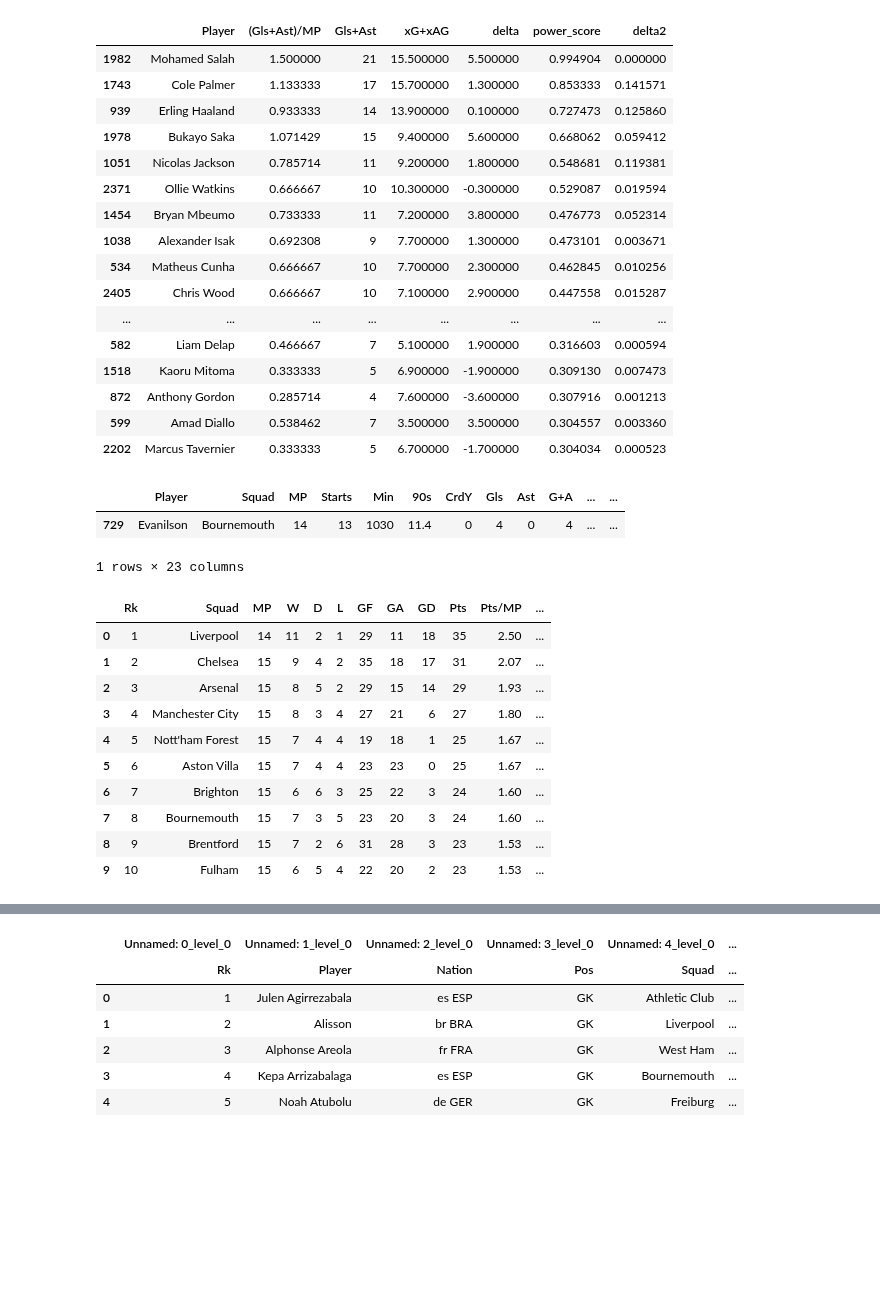
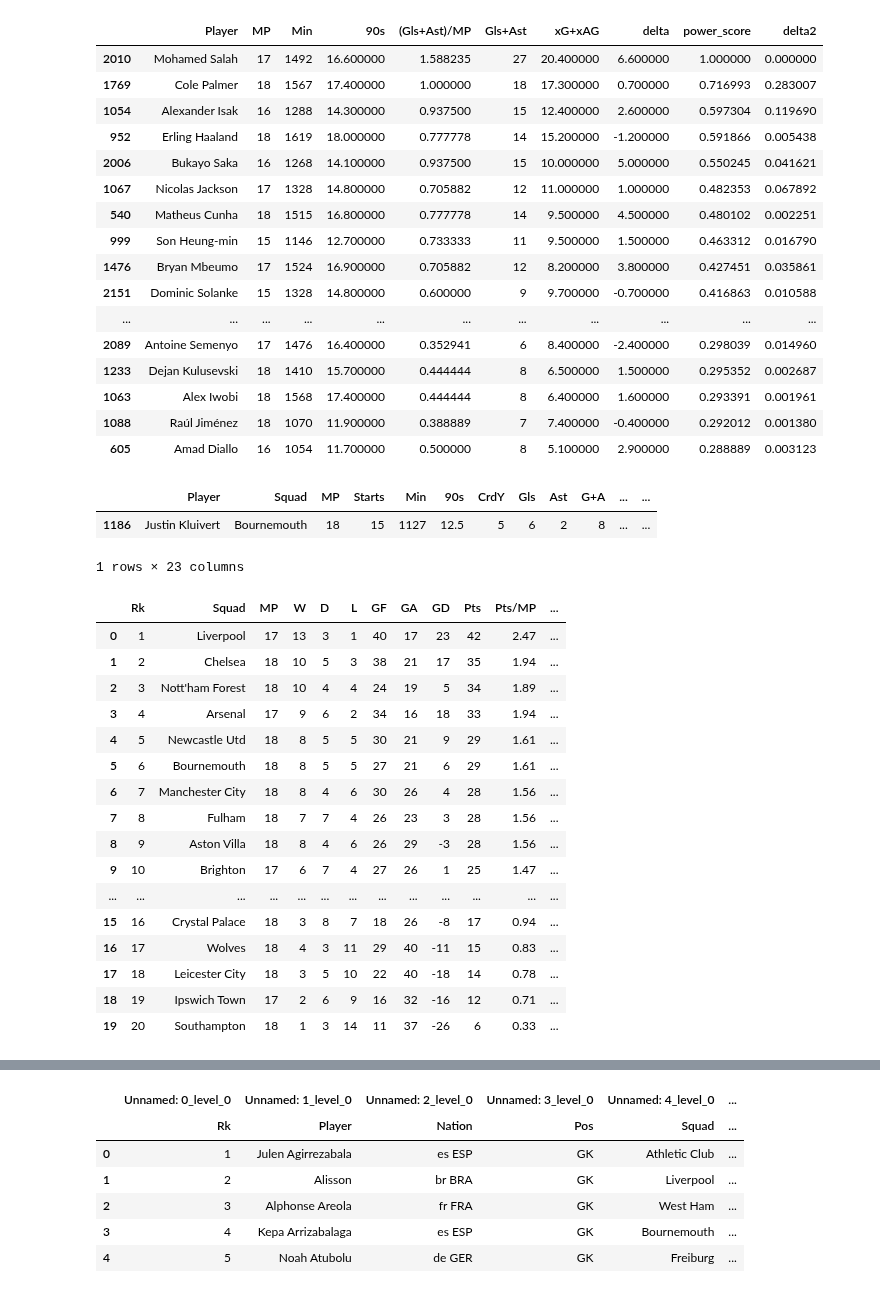
Before and after one commit to santsumetpong/ds_core, a Jupyter notebook: prem.ipynb, the cells around one changed output, grey strips where cells are left out. Drawn from its saved outputs; the diff is of its cells as text; code cells hidden in the pictures; blank space fills up the shorter version.

```diff
--- a/prem.ipynb
+++ b/prem.ipynb
@@ -102,7 +96,9 @@ pl_df[pl_df['MP'] > 0.7 * pl_df['MP'].max()].sort_values(by='xG+xAG', ascending=
 import warnings
 warnings.filterwarnings('ignore')
 
-filtered_df = pl_df[pl_df['MP'] > 0.8 * pl_df['MP'].max()]
+filtered_df = pl_df[
+    (pl_df['MP'] > 0.8 * pl_df['MP'].max()) |
+    (pl_df['Player'] == 'João Pedro') | (pl_df['Player'] == 'Diogo Jota') | (pl_df['Player'] == 'Eberechi Eze')]
 filtered_df['rank_GlsAst_per_MP'] = filtered_df['(Gls+Ast)/MP'].rank(ascending=False)
 filtered_df['rank_xG_xAG'] = filtered_df['xG+xAG'].rank(ascending=False)
 filtered_df['combined_rank'] = filtered_df['rank_GlsAst_per_MP'] + filtered_df['rank_xG_xAG']
@@ -143,47 +139,53 @@ def style_df(df):
 
     return df.style.applymap(color_player, subset=['Player'])
 
-styled_df = style_df(top[['Player', '(Gls+Ast)/MP', 'Gls+Ast', 'xG+xAG', 'delta', 'power_score', 'delta2']])
+styled_df = style_df(top[['Player', 'MP', 'Min', '90s', '(Gls+Ast)/MP', 'Gls+Ast', 'xG+xAG', 'delta', 'power_score', 'delta2']])
 styled_df
 # %% [output]
-|  | Player | (Gls+Ast)/MP | Gls+Ast | xG+xAG | delta | power_score | delta2 |
-| 1982 | Mohamed Salah | 1.500000 | 21 | 15.500000 | 5.500000 | 0.994904 | 0.000000 |
-| 1743 | Cole Palmer | 1.133333 | 17 | 15.700000 | 1.300000 | 0.853333 | 0.141571 |
-| 939 | Erling Haaland | 0.933333 | 14 | 13.900000 | 0.100000 | 0.727473 | 0.125860 |
-| 1978 | Bukayo Saka | 1.071429 | 15 | 9.400000 | 5.600000 | 0.668062 | 0.059412 |
-| 1051 | Nicolas Jackson | 0.785714 | 11 | 9.200000 | 1.800000 | 0.548681 | 0.119381 |
-| 2371 | Ollie Watkins | 0.666667 | 10 | 10.300000 | -0.300000 | 0.529087 | 0.019594 |
-| 1454 | Bryan Mbeumo | 0.733333 | 11 | 7.200000 | 3.800000 | 0.476773 | 0.052314 |
-| 1038 | Alexander Isak | 0.692308 | 9 | 7.700000 | 1.300000 | 0.473101 | 0.003671 |
-| 534 | Matheus Cunha | 0.666667 | 10 | 7.700000 | 2.300000 | 0.462845 | 0.010256 |
-| 2405 | Chris Wood | 0.666667 | 10 | 7.100000 | 2.900000 | 0.447558 | 0.015287 |
-| ... | ... | ... | ... | ... | ... | ... | ... |
-| 582 | Liam Delap | 0.466667 | 7 | 5.100000 | 1.900000 | 0.316603 | 0.000594 |
-| 1518 | Kaoru Mitoma | 0.333333 | 5 | 6.900000 | -1.900000 | 0.309130 | 0.007473 |
-| 872 | Anthony Gordon | 0.285714 | 4 | 7.600000 | -3.600000 | 0.307916 | 0.001213 |
-| 599 | Amad Diallo | 0.538462 | 7 | 3.500000 | 3.500000 | 0.304557 | 0.003360 |
-| 2202 | Marcus Tavernier | 0.333333 | 5 | 6.700000 | -1.700000 | 0.304034 | 0.000523 |
+|  | Player | MP | Min | 90s | (Gls+Ast)/MP | Gls+Ast | xG+xAG | delta | power_score | delta2 |
+| 2010 | Mohamed Salah | 17 | 1492 | 16.600000 | 1.588235 | 27 | 20.400000 | 6.600000 | 1.000000 | 0.000000 |
+| 1769 | Cole Palmer | 18 | 1567 | 17.400000 | 1.000000 | 18 | 17.300000 | 0.700000 | 0.716993 | 0.283007 |
+| 1054 | Alexander Isak | 16 | 1288 | 14.300000 | 0.937500 | 15 | 12.400000 | 2.600000 | 0.597304 | 0.119690 |
+| 952 | Erling Haaland | 18 | 1619 | 18.000000 | 0.777778 | 14 | 15.200000 | -1.200000 | 0.591866 | 0.005438 |
+| 2006 | Bukayo Saka | 16 | 1268 | 14.100000 | 0.937500 | 15 | 10.000000 | 5.000000 | 0.550245 | 0.041621 |
+| 1067 | Nicolas Jackson | 17 | 1328 | 14.800000 | 0.705882 | 12 | 11.000000 | 1.000000 | 0.482353 | 0.067892 |
+| 540 | Matheus Cunha | 18 | 1515 | 16.800000 | 0.777778 | 14 | 9.500000 | 4.500000 | 0.480102 | 0.002251 |
+| 999 | Son Heung-min | 15 | 1146 | 12.700000 | 0.733333 | 11 | 9.500000 | 1.500000 | 0.463312 | 0.016790 |
+| 1476 | Bryan Mbeumo | 17 | 1524 | 16.900000 | 0.705882 | 12 | 8.200000 | 3.800000 | 0.427451 | 0.035861 |
+| 2151 | Dominic Solanke | 15 | 1328 | 14.800000 | 0.600000 | 9 | 9.700000 | -0.700000 | 0.416863 | 0.010588 |
+| ... | ... | ... | ... | ... | ... | ... | ... | ... | ... | ... |
+| 2089 | Antoine Semenyo | 17 | 1476 | 16.400000 | 0.352941 | 6 | 8.400000 | -2.400000 | 0.298039 | 0.014960 |
+| 1233 | Dejan Kulusevski | 18 | 1410 | 15.700000 | 0.444444 | 8 | 6.500000 | 1.500000 | 0.295352 | 0.002687 |
+| 1063 | Alex Iwobi | 18 | 1568 | 17.400000 | 0.444444 | 8 | 6.400000 | 1.600000 | 0.293391 | 0.001961 |
+| 1088 | Raúl Jiménez | 18 | 1070 | 11.900000 | 0.388889 | 7 | 7.400000 | -0.400000 | 0.292012 | 0.001380 |
+| 605 | Amad Diallo | 16 | 1054 | 11.700000 | 0.500000 | 8 | 5.100000 | 2.900000 | 0.288889 | 0.003123 |
 # %%
-filtered_df[filtered_df['Player'] == 'Evanilson'].sort_values(by='xG+xAG', ascending=False).head(30)
+filtered_df[filtered_df['Player'].str.contains('Kluivert')].sort_values(by='power_score', ascending=False).head(30)
+# pl_df.loc[1073]
 # %% [output]
 |  | Player | Squad | MP | Starts | Min | 90s | CrdY | Gls | Ast | G+A | ... | ... |
-| 729 | Evanilson | Bournemouth | 14 | 13 | 1030 | 11.4 | 0 | 4 | 0 | 4 | ... | ... |
+| 1186 | Justin Kluivert | Bournemouth | 18 | 15 | 1127 | 12.5 | 5 | 6 | 2 | 8 | ... | ... |
 1 rows × 23 columns
 # %%
-url2 = 'https://fbref.com/en/comps/9/Premier-League-Stats'
-
-df2 = pd.read_html(url2, attrs={'id': 'results2024-202591_overall'})[0]
-df2.head(10)
+tables = pd.read_html('pldata.html')
+df2 = tables[9]
+df2.head(20)
 # %% [output]
 |  | Rk | Squad | MP | W | D | L | GF | GA | GD | Pts | Pts/MP | ... |
-| 0 | 1 | Liverpool | 14 | 11 | 2 | 1 | 29 | 11 | 18 | 35 | 2.50 | ... |
-| 1 | 2 | Chelsea | 15 | 9 | 4 | 2 | 35 | 18 | 17 | 31 | 2.07 | ... |
-| 2 | 3 | Arsenal | 15 | 8 | 5 | 2 | 29 | 15 | 14 | 29 | 1.93 | ... |
-| 3 | 4 | Manchester City | 15 | 8 | 3 | 4 | 27 | 21 | 6 | 27 | 1.80 | ... |
-| 4 | 5 | Nott'ham Forest | 15 | 7 | 4 | 4 | 19 | 18 | 1 | 25 | 1.67 | ... |
-| 5 | 6 | Aston Villa | 15 | 7 | 4 | 4 | 23 | 23 | 0 | 25 | 1.67 | ... |
-| 6 | 7 | Brighton | 15 | 6 | 6 | 3 | 25 | 22 | 3 | 24 | 1.60 | ... |
-| 7 | 8 | Bournemouth | 15 | 7 | 3 | 5 | 23 | 20 | 3 | 24 | 1.60 | ... |
-| 8 | 9 | Brentford | 15 | 7 | 2 | 6 | 31 | 28 | 3 | 23 | 1.53 | ... |
-| 9 | 10 | Fulham | 15 | 6 | 5 | 4 | 22 | 20 | 2 | 23 | 1.53 | ... |
+| 0 | 1 | Liverpool | 17 | 13 | 3 | 1 | 40 | 17 | 23 | 42 | 2.47 | ... |
+| 1 | 2 | Chelsea | 18 | 10 | 5 | 3 | 38 | 21 | 17 | 35 | 1.94 | ... |
+| 2 | 3 | Nott'ham Forest | 18 | 10 | 4 | 4 | 24 | 19 | 5 | 34 | 1.89 | ... |
+| 3 | 4 | Arsenal | 17 | 9 | 6 | 2 | 34 | 16 | 18 | 33 | 1.94 | ... |
+| 4 | 5 | Newcastle Utd | 18 | 8 | 5 | 5 | 30 | 21 | 9 | 29 | 1.61 | ... |
+| 5 | 6 | Bournemouth | 18 | 8 | 5 | 5 | 27 | 21 | 6 | 29 | 1.61 | ... |
+| 6 | 7 | Manchester City | 18 | 8 | 4 | 6 | 30 | 26 | 4 | 28 | 1.56 | ... |
+| 7 | 8 | Fulham | 18 | 7 | 7 | 4 | 26 | 23 | 3 | 28 | 1.56 | ... |
+| 8 | 9 | Aston Villa | 18 | 8 | 4 | 6 | 26 | 29 | -3 | 28 | 1.56 | ... |
+| 9 | 10 | Brighton | 17 | 6 | 7 | 4 | 27 | 26 | 1 | 25 | 1.47 | ... |
+| ... | ... | ... | ... | ... | ... | ... | ... | ... | ... | ... | ... | ... |
+| 15 | 16 | Crystal Palace | 18 | 3 | 8 | 7 | 18 | 26 | -8 | 17 | 0.94 | ... |
+| 16 | 17 | Wolves | 18 | 4 | 3 | 11 | 29 | 40 | -11 | 15 | 0.83 | ... |
+| 17 | 18 | Leicester City | 18 | 3 | 5 | 10 | 22 | 40 | -18 | 14 | 0.78 | ... |
+| 18 | 19 | Ipswich Town | 17 | 2 | 6 | 9 | 16 | 32 | -16 | 12 | 0.71 | ... |
+| 19 | 20 | Southampton | 18 | 1 | 3 | 14 | 11 | 37 | -26 | 6 | 0.33 | ... |
 # %%
```
Also changed, not shown: parts of 21 cells of this notebook.
